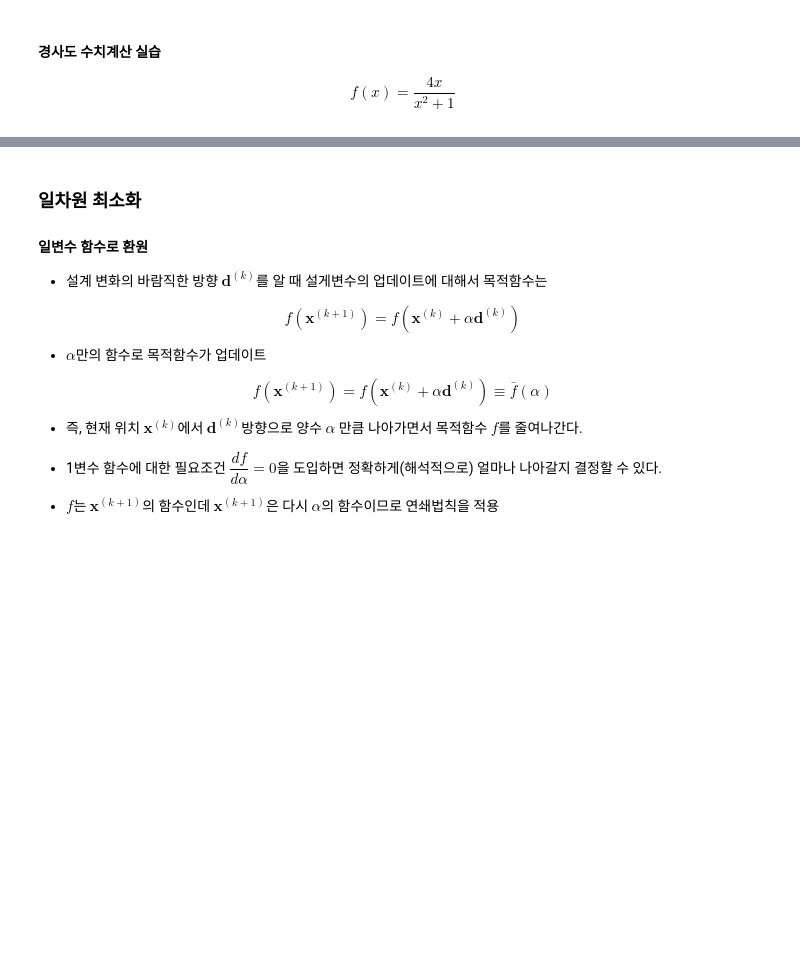
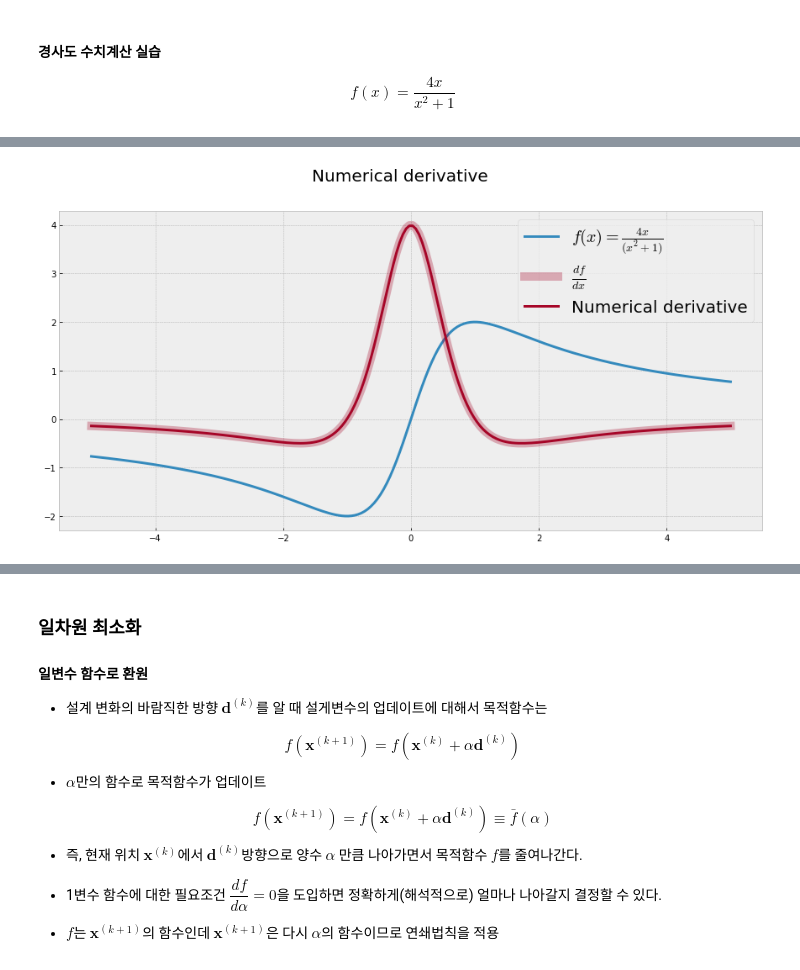
Before and after one commit to seokyeongheo/study-math-with-python, a Jupyter notebook: 02_optimazation/optimization_reference.ipynb, the cells around one changed output, grey strips where cells are left out. Saved outputs shown, nothing was run; the diff lists cells and outputs as text; code cells hidden in the pictures; blank space fills up the shorter version.

```diff
--- a/02_optimazation/optimization.ipynb
+++ b/02_optimazation/optimization_reference.ipynb
@@ -401,34 +403,36 @@ sympy.simplify(sympy.diff((4*x)/(x**2 + 1), x))
 plt.rcParams["figure.figsize"] = (15,7)
 
 def f(x):
     """
     실습용 함수 정의
     """
     return 4*x / (x**2  + 1)
 
 def df_anal(x):
     """
     sympy의 결과로 얻은 도함수
     """
     return (-4*x**2 + 4)  / (x**4 + 2*x**2 + 1)
 
 def df_numer(x):
     """
     수치적으로 도함수의 값을 계산하는 함수
     중앙차분법으로 바꿔보세요.
     """
     h = 0.1
-    return (f(x+h) - f(x)) / h
+    return (f(x + h * 0.5) - f(x - 0.5 * h)) / h
 
 x = np.linspace(-5, 5, 200)
 
 plt.plot(x, f(x), lw=3, color=style_colors[0], label=r"$f(x) = \frac{4x}{(x^2  + 1)}$")
 plt.plot(x, df_anal(x), lw=10, color=style_colors[1], alpha=0.3 , label=r"$\frac{df}{dx}$")
 plt.plot(x, df_numer(x), color=style_colors[1], lw=3, label=r"Numerical derivative")
 plt.legend(fontsize=20)
 
 plt.suptitle("Numerical derivative", fontsize=20)
 plt.show()
+# %% [output]
+[figure, added]
 # %% [markdown]
 ### 강하단계
 
```
Also changed, not shown: parts of 2 cells of this notebook, 1 other file.
